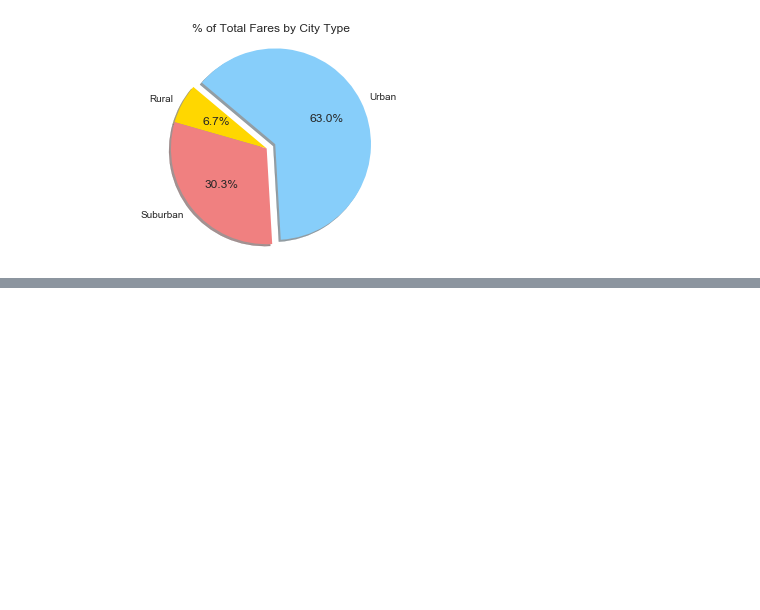
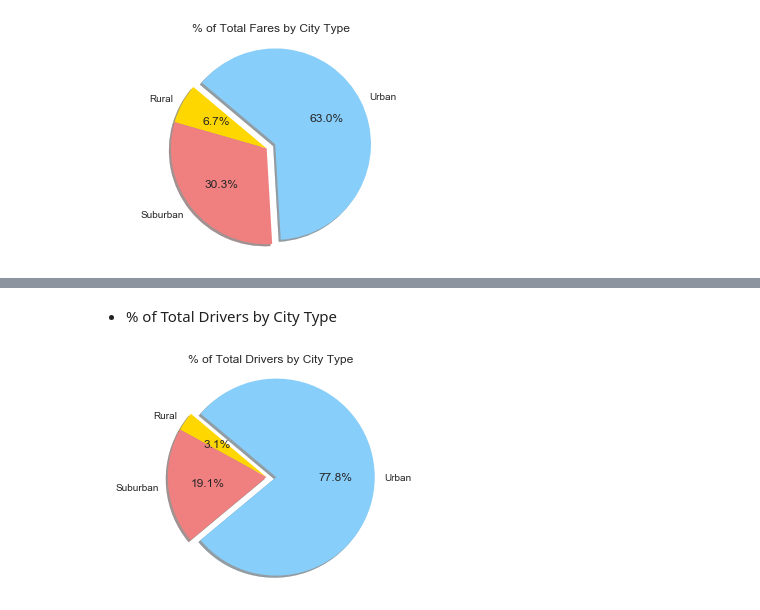
Before and after one commit to JKora/Project-Matplotlib, a Jupyter notebook: Solution/Pyber.ipynb, the cells around one changed output, grey strips where cells are left out. Drawn from its saved outputs; the diff is of its cells as text; code cells hidden in the pictures; blank space fills up the shorter version.

```diff
--- a/Solution/Pyber.ipynb
+++ b/Solution/Pyber.ipynb
@@ -140,0 +174,27 @@ plt.show()
+# %% [markdown]
+* % of Total Drivers by City Type
+# %%
+#Total Drivers per City Type
+drivers_rural = rural_df['Driver_count'].sum()
+drivers_urban = urban_df['Driver_count'].sum()
+drivers_suburban = suburban_df['Driver_count'].sum()
+#Total rides for all cities
+total_drivers = city_data['driver_count'].sum()
+# % of Total Driver by City Type
+pct_drivers_rural = (drivers_rural/total_drivers)*100
+pct_drivers_urban = (drivers_urban/total_drivers)*100
+pct_drivers_suburban = (drivers_suburban/total_drivers)*100
+# The values of each section of the pie chart
+sizes = [pct_drivers_rural, pct_drivers_suburban, pct_drivers_urban]
+# Tells matplotlib to seperate the "Urban" section from the others
+explode = (0, 0, 0.1)
+# Creates the pie chart
+plt.pie(sizes, explode=explode, labels=labels, colors=colors,
+        autopct="%1.1f%%", shadow=True, startangle=140)
+# pie chart axes are set to equal
+plt.axis("equal")
+#set the tile for pie chart
+plt.title('% of Total Drivers by City Type')
+plt.show()
+# %% [output]
+[figure, added]
```
Also changed, not shown: parts of 10 cells of this notebook, 7 other files.
